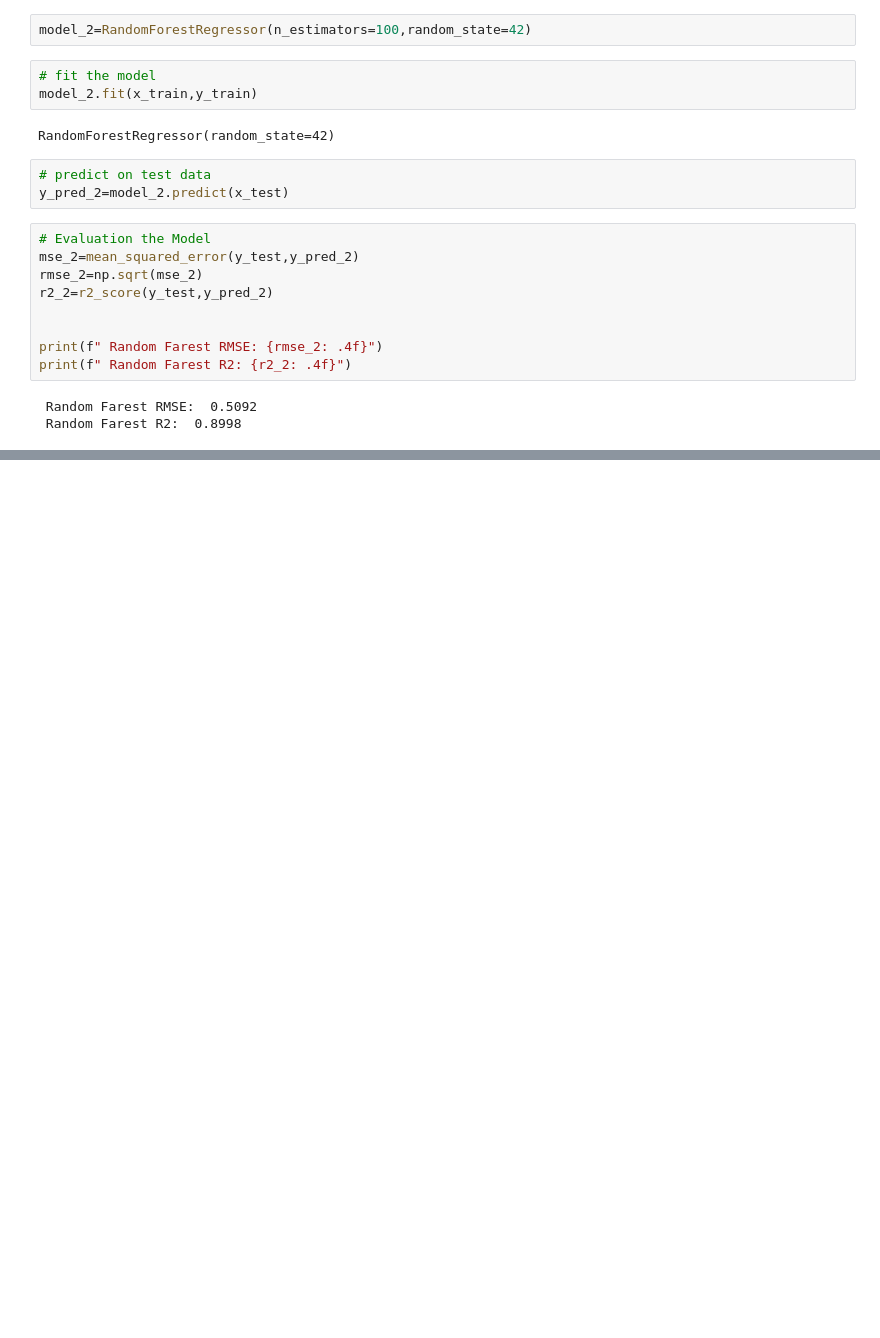
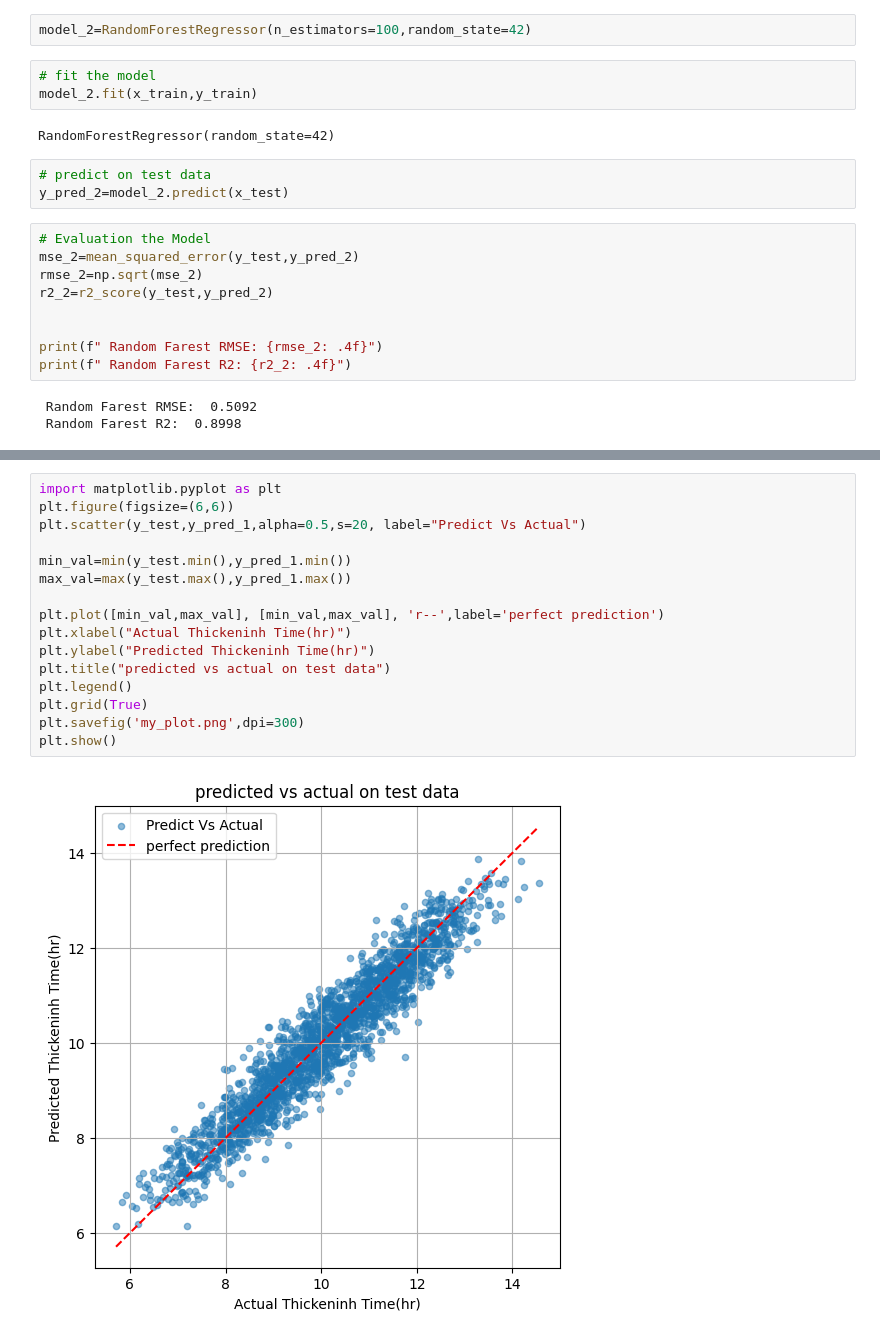
Before and after one commit to kiani-safa/CementAI, a Jupyter notebook: model/main2.ipynb, the cells around one changed output, grey strips where cells are left out. Drawn from its saved outputs; the diff is of its cells as text; blank space fills up the shorter version.

Commit message:
evaluation and visualizing the results

```diff
--- a/model/main2.ipynb
+++ b/model/main2.ipynb
@@ -125,0 +133,18 @@ print(f" Random Farest R2: {r2_2: .4f}")
+# %%
+import matplotlib.pyplot as plt
+plt.figure(figsize=(6,6))
+plt.scatter(y_test,y_pred_1,alpha=0.5,s=20, label="Predict Vs Actual")
+
+min_val=min(y_test.min(),y_pred_1.min())
+max_val=max(y_test.max(),y_pred_1.max())
+
+plt.plot([min_val,max_val], [min_val,max_val], 'r--',label='perfect prediction')
+plt.xlabel("Actual Thickeninh Time(hr)")
+plt.ylabel("Predicted Thickeninh Time(hr)")
+plt.title("predicted vs actual on test data")
+plt.legend()
+plt.grid(True)
+plt.savefig('my_plot.png',dpi=300)
+plt.show()
+# %% [output]
+[figure, added]
```
Also changed, not shown: parts of 2 cells of this notebook, 1 other file.
